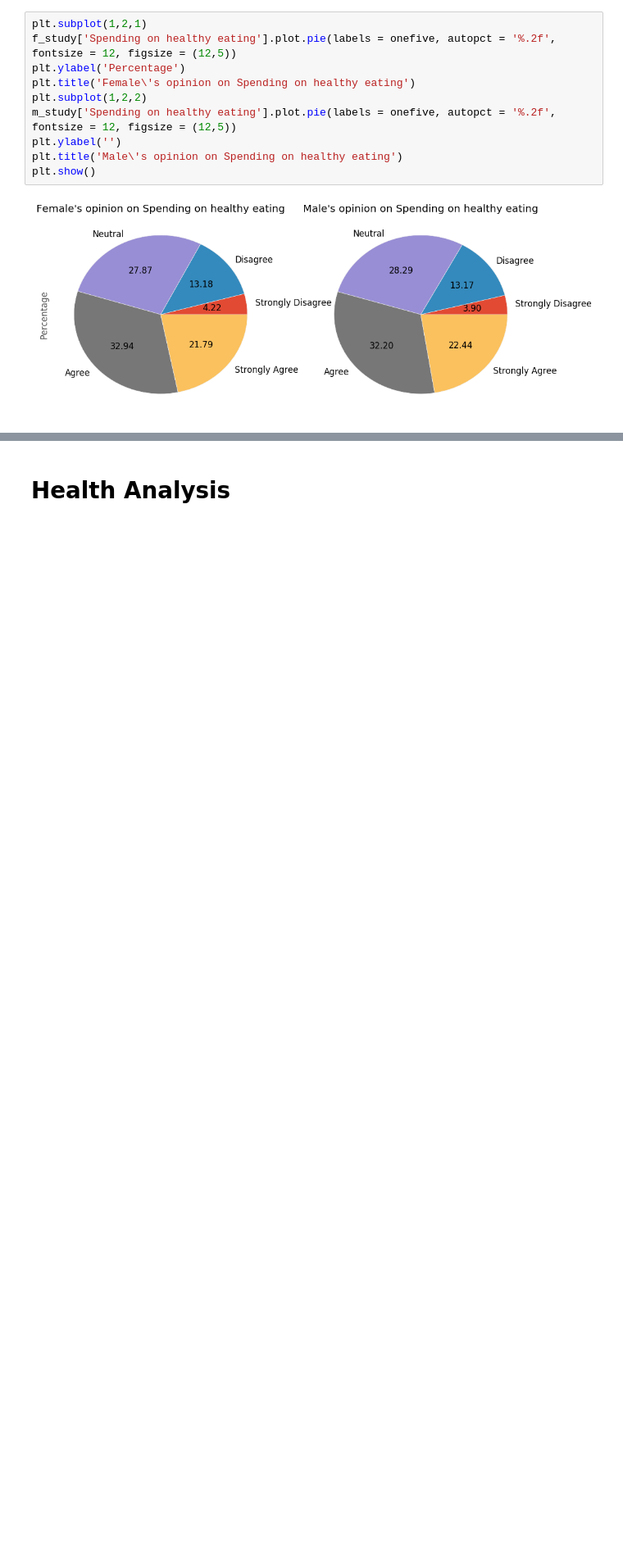
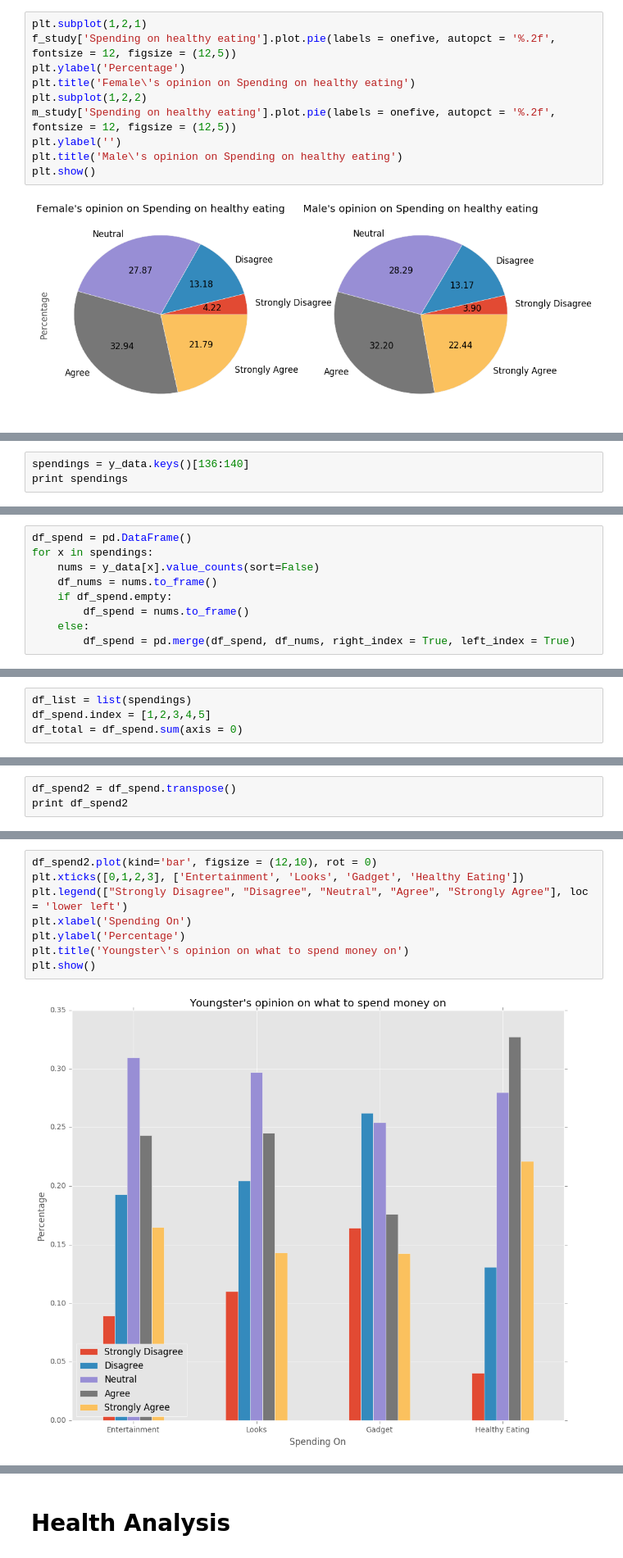
Before and after one commit to ehkhong/sta-141b-proj, a Jupyter notebook: It's Lit An Extensive Study Of Young people.ipynb, the cells around one changed output, grey strips where cells are left out. Shown at 82% size. Drawn from its saved outputs; the diff is of its cells as text; blank space fills up the shorter version.

Commit message:
Added plot and analysis for spending categories.

```diff
--- a/It's Lit An Extensive Study Of Young people.ipynb
+++ b/It's Lit An Extensive Study Of Young people.ipynb
@@ -488,0 +499,3 @@ plt.show()
+# %%
+spendings = y_data.keys()[136:140]
+print spendings
@@ -488,0 +508,9 @@ plt.show()
+# %%
+df_spend = pd.DataFrame()
+for x in spendings:
+    nums = y_data[x].value_counts(sort=False)
+    df_nums = nums.to_frame()
+    if df_spend.empty:
+        df_spend = nums.to_frame()
+    else:
+        df_spend = pd.merge(df_spend, df_nums, right_index = True, left_index = True)
@@ -488,0 +519,4 @@ plt.show()
+# %%
+df_list = list(spendings)
+df_spend.index = [1,2,3,4,5]
+df_total = df_spend.sum(axis = 0)
@@ -488,0 +527,3 @@ plt.show()
+# %%
+df_spend2 = df_spend.transpose()
+print df_spend2
@@ -488,0 +536,10 @@ plt.show()
+# %%
+df_spend2.plot(kind='bar', figsize = (12,10), rot = 0)
+plt.xticks([0,1,2,3], ['Entertainment', 'Looks', 'Gadget', 'Healthy Eating'])
+plt.legend(["Strongly Disagree", "Disagree", "Neutral", "Agree", "Strongly Agree"], loc = 'lower left')
+plt.xlabel('Spending On')
+plt.ylabel('Percentage')
+plt.title('Youngster\'s opinion on what to spend money on')
+plt.show()
+# %% [output]
+[figure, added]
```
Also changed, not shown: parts of 11 cells of this notebook.
